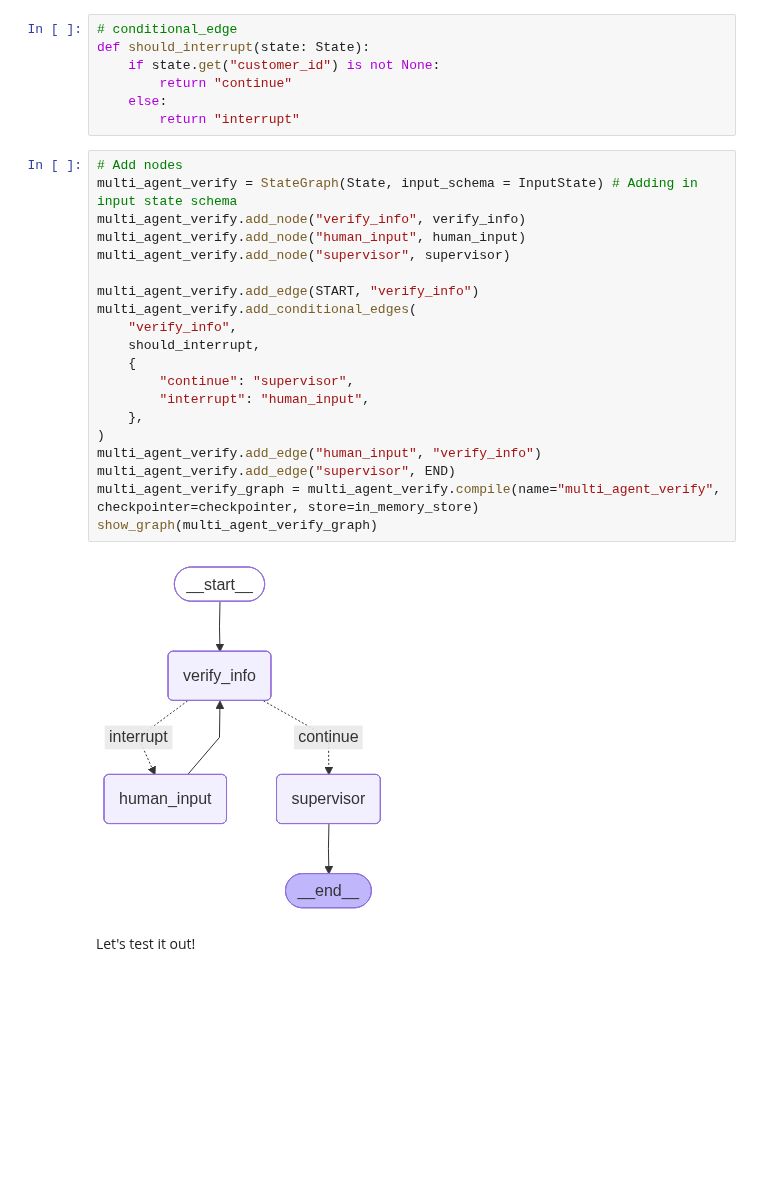
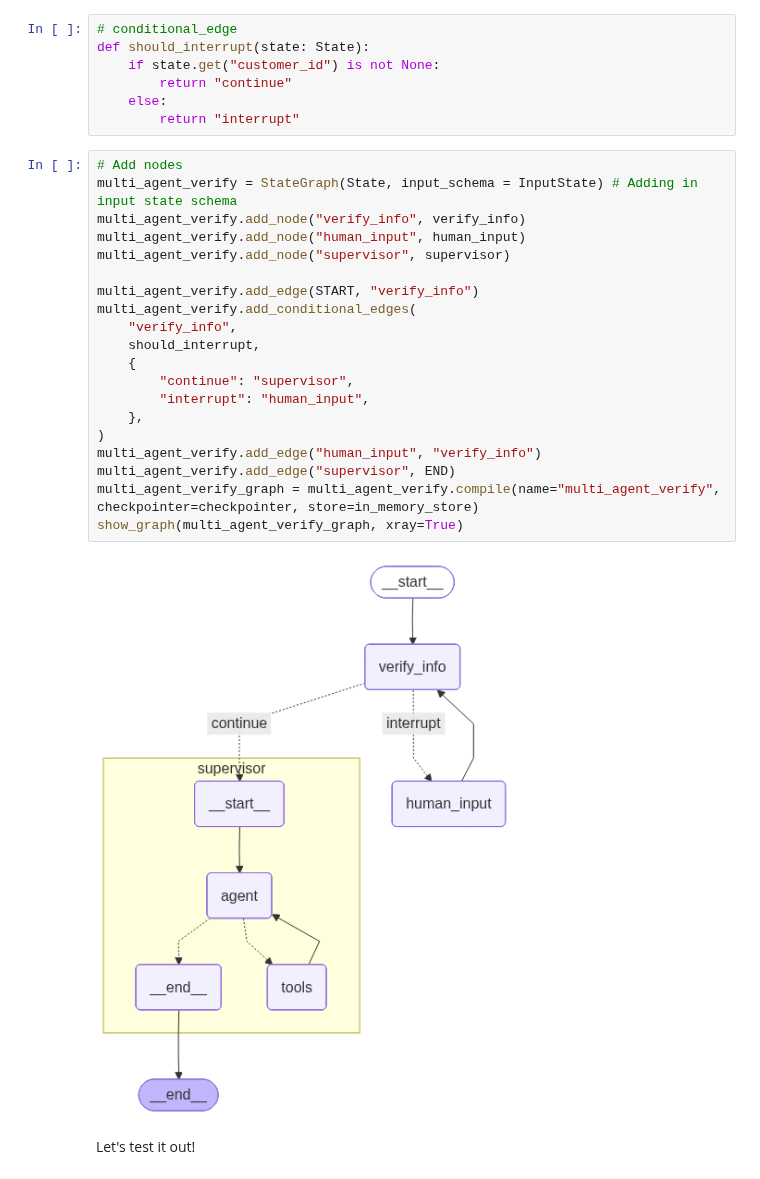
Before and after one commit to langchain-ai/langgraph-101, a Jupyter notebook: notebooks/multi_agent.ipynb, the cells around one changed output. Saved outputs shown, nothing was run; the diff lists cells and outputs as text; blank space fills up the shorter version.

Commit message:
Update setup instructions, multi_agent memory

```diff
--- a/notebooks/multi_agent.ipynb
+++ b/notebooks/multi_agent.ipynb
@@ -736,25 +736,25 @@ def should_interrupt(state: State):
 # %%
 # Add nodes
 multi_agent_verify = StateGraph(State, input_schema = InputState) # Adding in input state schema
 multi_agent_verify.add_node("verify_info", verify_info)
 multi_agent_verify.add_node("human_input", human_input)
 multi_agent_verify.add_node("supervisor", supervisor)
 
 multi_agent_verify.add_edge(START, "verify_info")
 multi_agent_verify.add_conditional_edges(
     "verify_info",
     should_interrupt,
     {
         "continue": "supervisor",
         "interrupt": "human_input",
     },
 )
 multi_agent_verify.add_edge("human_input", "verify_info")
 multi_agent_verify.add_edge("supervisor", END)
 multi_agent_verify_graph = multi_agent_verify.compile(name="multi_agent_verify", checkpointer=checkpointer, store=in_memory_store)
-show_graph(multi_agent_verify_graph)
+show_graph(multi_agent_verify_graph, xray=True)
 # %% [output]
-[figure, old version]
+[figure, new version]
 # %% [markdown]
 Let's test it out!
 # %%
```
Also changed, not shown: parts of 7 cells of this notebook, 3 other files.
